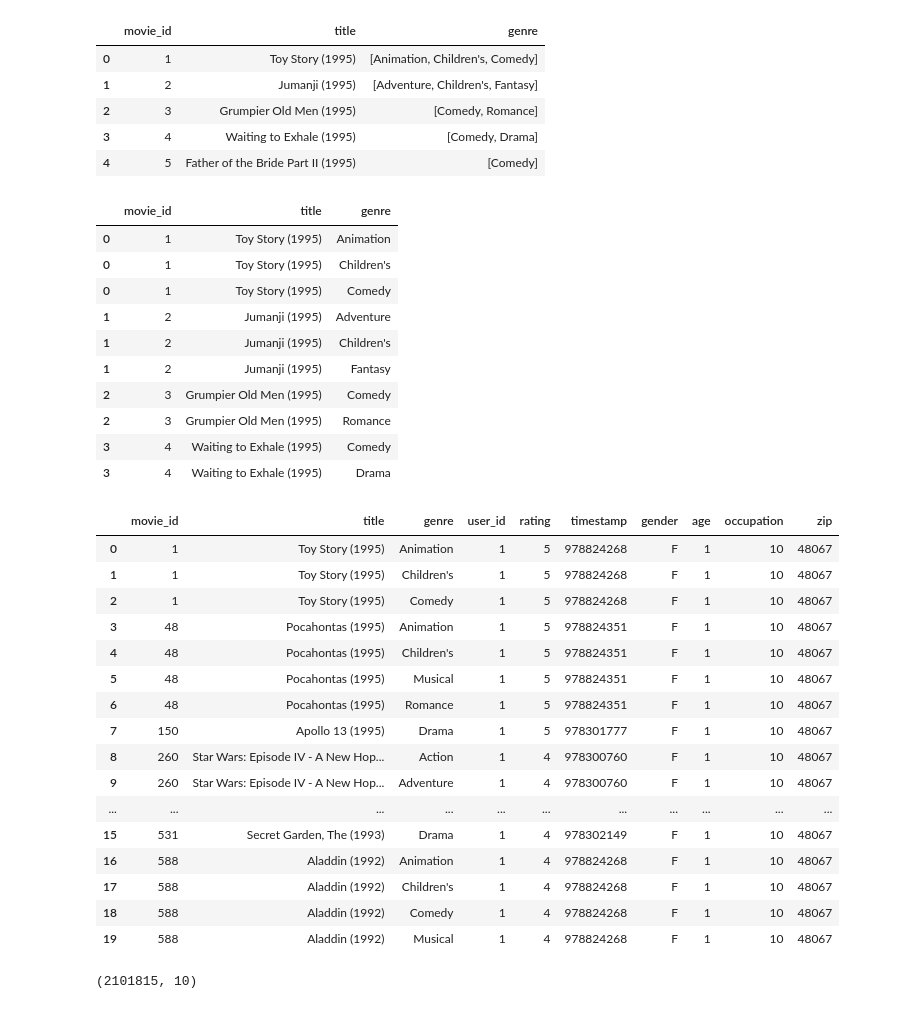
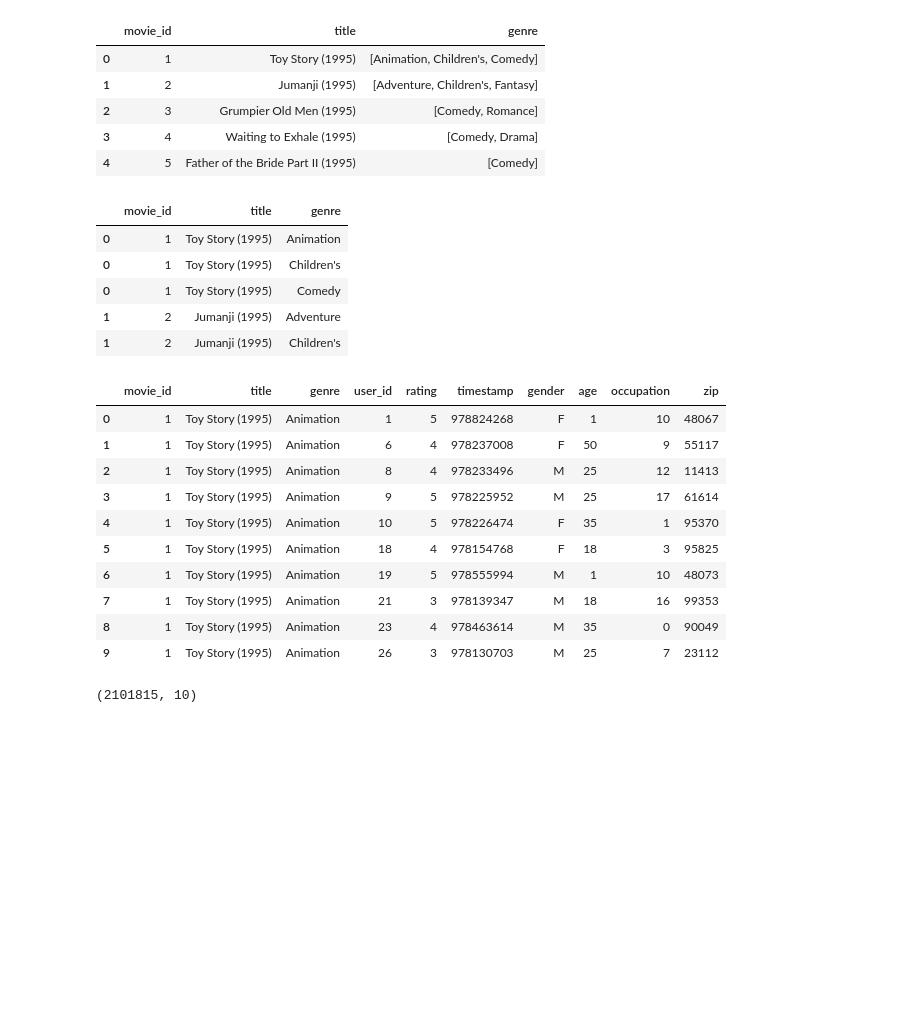
Before and after one commit to kimhonggyeong/python_basic_2, a Jupyter notebook: ch13_update_수요일.ipynb, the cells around one changed output. Saved outputs shown, nothing was run; the diff lists cells and outputs as text; code cells hidden in the pictures; blank space fills up the shorter version.

```diff
--- a/ch13_update_수요일.ipynb
+++ b/ch13_update_수요일.ipynb
@@ -65,15 +65,15 @@ import pandas as pd
 # %%
 # 데이터셋 로드
 unames = ["user_id", "gender", "age", "occupation", "zip"]
-users = pd.read_table("/content/drive/MyDrive/강의자료/2024빅데이터컴퓨팅(4학년)/users.dat", sep="::",
+users = pd.read_table("users.dat", sep="::",
                       header=None, names=unames, engine="python")
 
 rnames = ["user_id", "movie_id", "rating", "timestamp"]
-ratings = pd.read_table("/content/drive/MyDrive/강의자료/2024빅데이터컴퓨팅(4학년)/ratings.dat", sep="::",
+ratings = pd.read_table("ratings.dat", sep="::",
                         header=None, names=rnames, engine="python")
 
 mnames = ["movie_id", "title", "genres"]
-movies = pd.read_table("/content/drive/MyDrive/강의자료/2024빅데이터컴퓨팅(4학년)/movies.dat", sep="::",
+movies = pd.read_table("movies.dat", sep="::",
                        header=None, names=mnames, engine="python")
 # %%
 # 데이터셋 탐색
@@ -302,7 +208,7 @@ movies.head()
 # %%
 # (2) 복수 장르에 속하는 영화을 각 장르별로 나누기
 movies_exploded = movies.explode("genre")
-movies_exploded[:10]
+movies_exploded[:5]
 # %% [output]
 |  | movie_id | title | genre |
 | 0 | 1 | Toy Story (1995) | Animation |
@@ -310,33 +216,22 @@ movies_exploded[:10]
 | 0 | 1 | Toy Story (1995) | Comedy |
 | 1 | 2 | Jumanji (1995) | Adventure |
 | 1 | 2 | Jumanji (1995) | Children's |
-| 1 | 2 | Jumanji (1995) | Fantasy |
-| 2 | 3 | Grumpier Old Men (1995) | Comedy |
-| 2 | 3 | Grumpier Old Men (1995) | Romance |
-| 3 | 4 | Waiting to Exhale (1995) | Comedy |
-| 3 | 4 | Waiting to Exhale (1995) | Drama |
 # %%
 # (3) 세 테이블을 모두 병합하여 그룹화하기
 ratings_with_genre = pd.merge(pd.merge(movies_exploded, ratings), users)
-ratings_with_genre.head(20)
+ratings_with_genre.head(10)
 # %% [output]
 |  | movie_id | title | genre | user_id | rating | timestamp | gender | age | occupation | zip |
 | 0 | 1 | Toy Story (1995) | Animation | 1 | 5 | 978824268 | F | 1 | 10 | 48067 |
-| 1 | 1 | Toy Story (1995) | Children's | 1 | 5 | 978824268 | F | 1 | 10 | 48067 |
-| 2 | 1 | Toy Story (1995) | Comedy | 1 | 5 | 978824268 | F | 1 | 10 | 48067 |
-| 3 | 48 | Pocahontas (1995) | Animation | 1 | 5 | 978824351 | F | 1 | 10 | 48067 |
-| 4 | 48 | Pocahontas (1995) | Children's | 1 | 5 | 978824351 | F | 1 | 10 | 48067 |
-| 5 | 48 | Pocahontas (1995) | Musical | 1 | 5 | 978824351 | F | 1 | 10 | 48067 |
-| 6 | 48 | Pocahontas (1995) | Romance | 1 | 5 | 978824351 | F | 1 | 10 | 48067 |
-| 7 | 150 | Apollo 13 (1995) | Drama | 1 | 5 | 978301777 | F | 1 | 10 | 48067 |
-| 8 | 260 | Star Wars: Episode IV - A New Hop... | Action | 1 | 4 | 978300760 | F | 1 | 10 | 48067 |
-| 9 | 260 | Star Wars: Episode IV - A New Hop... | Adventure | 1 | 4 | 978300760 | F | 1 | 10 | 48067 |
-| ... | ... | ... | ... | ... | ... | ... | ... | ... | ... | ... |
-| 15 | 531 | Secret Garden, The (1993) | Drama | 1 | 4 | 978302149 | F | 1 | 10 | 48067 |
-| 16 | 588 | Aladdin (1992) | Animation | 1 | 4 | 978824268 | F | 1 | 10 | 48067 |
-| 17 | 588 | Aladdin (1992) | Children's | 1 | 4 | 978824268 | F | 1 | 10 | 48067 |
-| 18 | 588 | Aladdin (1992) | Comedy | 1 | 4 | 978824268 | F | 1 | 10 | 48067 |
-| 19 | 588 | Aladdin (1992) | Musical | 1 | 4 | 978824268 | F | 1 | 10 | 48067 |
+| 1 | 1 | Toy Story (1995) | Animation | 6 | 4 | 978237008 | F | 50 | 9 | 55117 |
+| 2 | 1 | Toy Story (1995) | Animation | 8 | 4 | 978233496 | M | 25 | 12 | 11413 |
+| 3 | 1 | Toy Story (1995) | Animation | 9 | 5 | 978225952 | M | 25 | 17 | 61614 |
+| 4 | 1 | Toy Story (1995) | Animation | 10 | 5 | 978226474 | F | 35 | 1 | 95370 |
+| 5 | 1 | Toy Story (1995) | Animation | 18 | 4 | 978154768 | F | 18 | 3 | 95825 |
+| 6 | 1 | Toy Story (1995) | Animation | 19 | 5 | 978555994 | M | 1 | 10 | 48073 |
+| 7 | 1 | Toy Story (1995) | Animation | 21 | 3 | 978139347 | M | 18 | 16 | 99353 |
+| 8 | 1 | Toy Story (1995) | Animation | 23 | 4 | 978463614 | M | 35 | 0 | 90049 |
+| 9 | 1 | Toy Story (1995) | Animation | 26 | 3 | 978130703 | M | 25 | 7 | 23112 |
 # %%
 ratings_with_genre.shape
 # %% [output]
```
Also changed, not shown: parts of 25 cells of this notebook.
